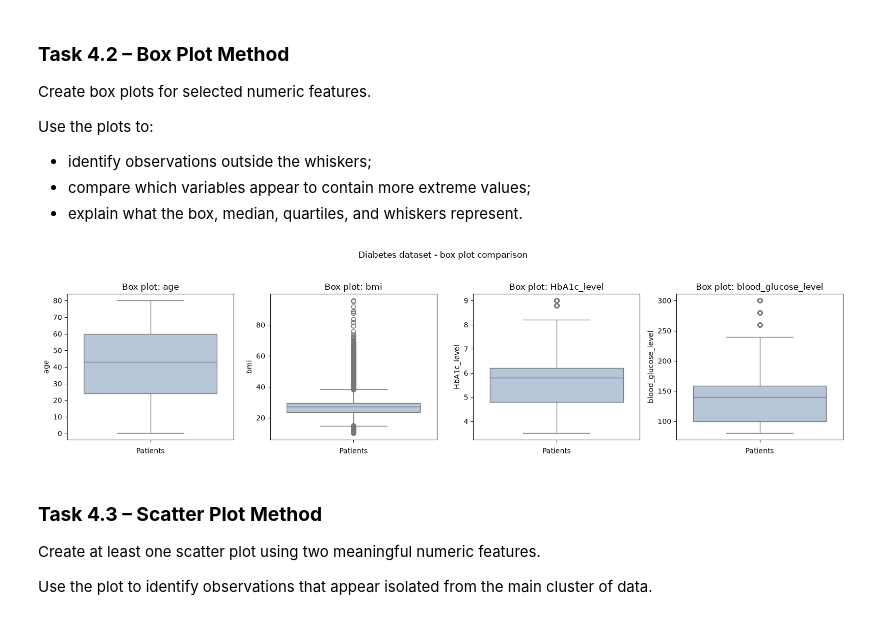
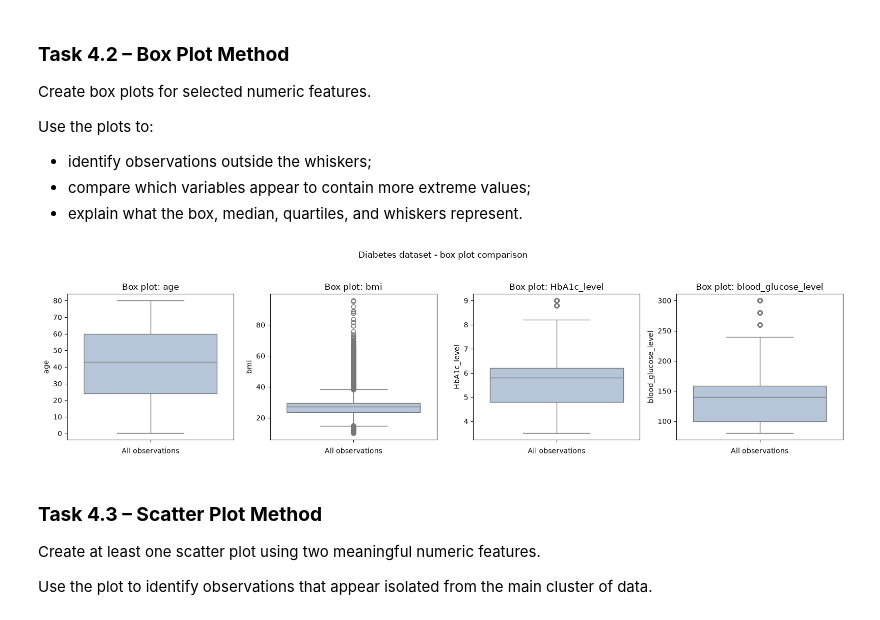
Before and after one commit to AlamirConestoga/Tidying_Cleaning_Imputation_Outlier_Detection, a Jupyter notebook: week5Lab_Students.ipynb, the cells around one changed output. Saved outputs shown, nothing was run; the diff lists cells and outputs as text; code cells hidden in the pictures.

```diff
--- a/week5Lab_Students.ipynb
+++ b/week5Lab_Students.ipynb
@@ -1932,16 +1932,16 @@ Use the plots to:
 # %%
 # Task 4.2 - Box plots for continuous numeric measurements
 fig, axes = plt.subplots(1, len(numeric_features), figsize=(16, 4))
 for ax, column in zip(axes, numeric_features):
     sns.boxplot(y=diabetes[column], ax=ax, color="lightsteelblue")
     ax.set_title(f"Box plot: {column}")
-    ax.set_xlabel("Patients")
+    ax.set_xlabel("All observations")
     ax.set_ylabel(column)
 plt.suptitle("Diabetes dataset - box plot comparison", y=1.04)
 plt.tight_layout()
 plt.show()
 # %% [output]
-[figure, old version]
+[figure, new version]
 # %% [markdown]
 ### **Task 4.3 – Scatter Plot Method**
 
```
Also changed, not shown: parts of 5 cells of this notebook.
